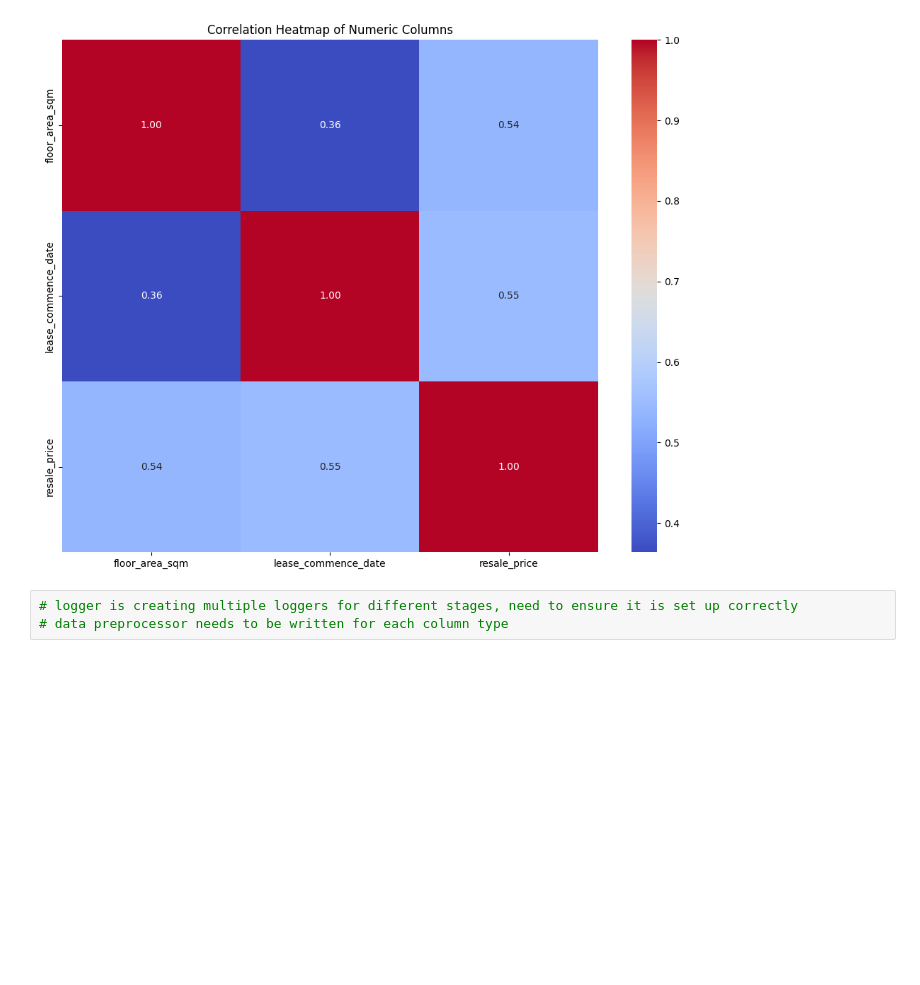
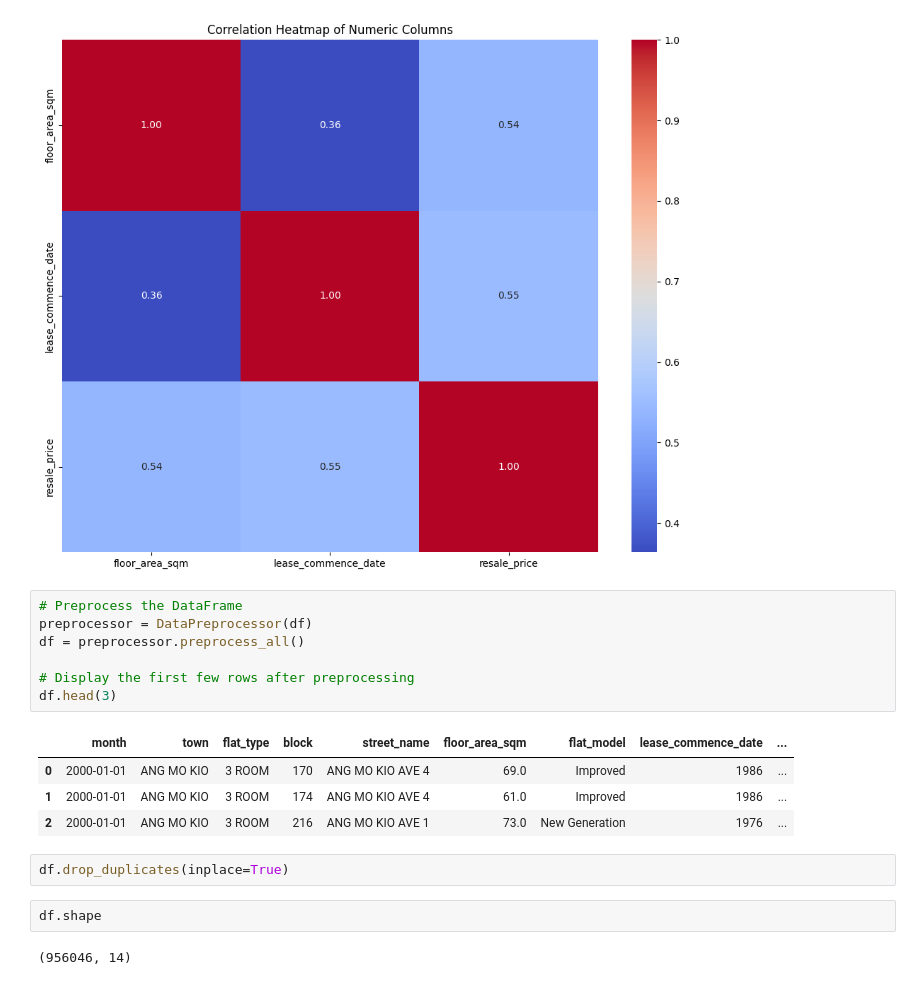
Before and after one commit to LittleWiz/MLJourneyE2E, a Jupyter notebook: House_price_main.ipynb, the cells around one changed output. Cells and saved outputs as stored; diff of their text form; blank space fills up the shorter version.

Commit message:
Add DataPreprocessor class for data preprocessing tasks

```diff
--- a/House_price_main.ipynb
+++ b/House_price_main.ipynb
@@ -92,5 +97,20 @@ analyser.plot_covariance_heatmap()
 # %% [output]
 [figure]
 # %%
-# logger is creating multiple loggers for different stages, need to ensure it is set up correctly
-# data preprocessor needs to be written for each column type
+# Preprocess the DataFrame
+preprocessor = DataPreprocessor(df)
+df = preprocessor.preprocess_all()
+
+# Display the first few rows after preprocessing
+df.head(3)
+# %% [output]
+|  | month | town | flat_type | block | street_name | floor_area_sqm | flat_model | lease_commence_date | ... |
+| 0 | 2000-01-01 | ANG MO KIO | 3 ROOM | 170 | ANG MO KIO AVE 4 | 69.0 | Improved | 1986 | ... |
+| 1 | 2000-01-01 | ANG MO KIO | 3 ROOM | 174 | ANG MO KIO AVE 4 | 61.0 | Improved | 1986 | ... |
+| 2 | 2000-01-01 | ANG MO KIO | 3 ROOM | 216 | ANG MO KIO AVE 1 | 73.0 | New Generation | 1976 | ... |
+# %%
+df.drop_duplicates(inplace=True)
+# %%
+df.shape
+# %% [output]
+(956046, 14)
```
Also changed, not shown: parts of 2 cells of this notebook, 1 other file.
